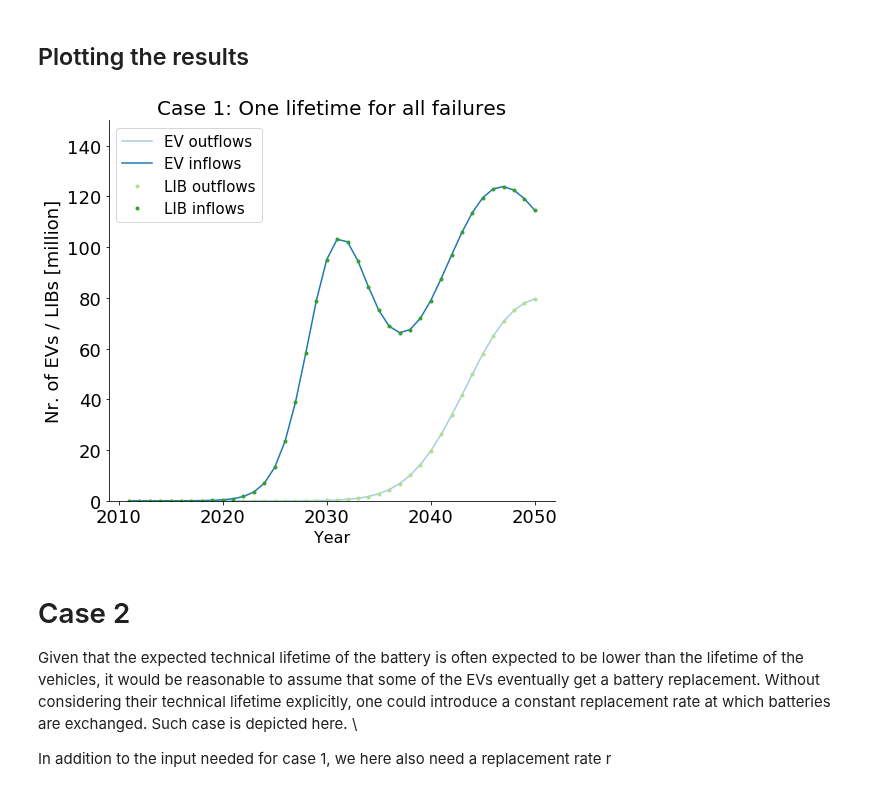
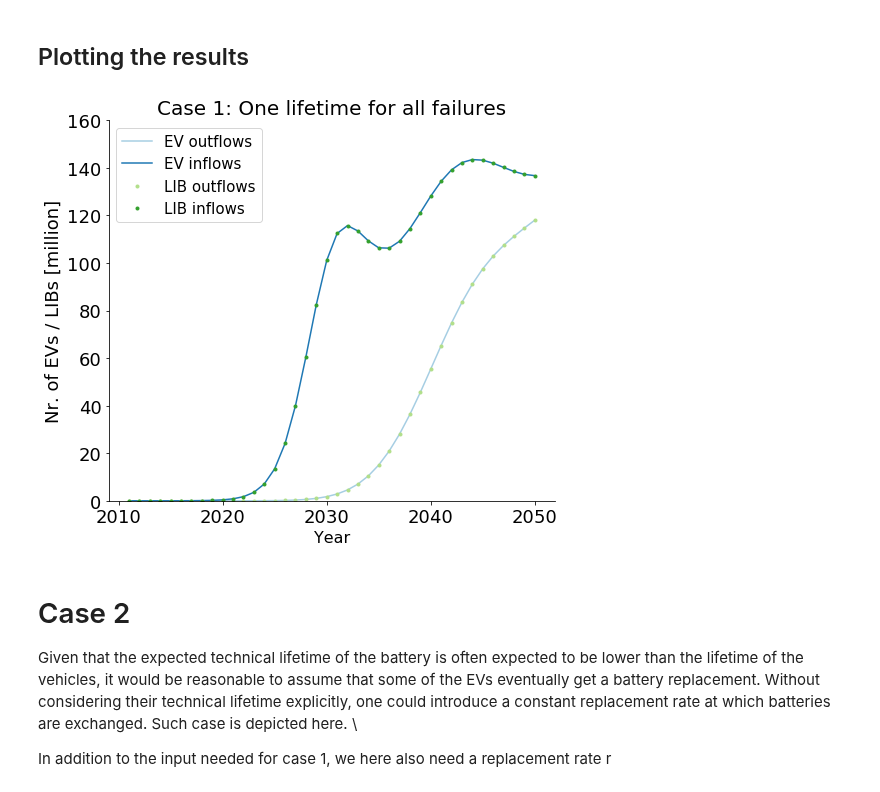
Before and after one commit to fernaag/product_component_model, a Jupyter notebook: case_study.ipynb, the cells around one changed output. Drawn from its saved outputs; the diff is of its cells as text; code cells hidden in the pictures.

```diff
--- a/case_study.ipynb
+++ b/case_study.ipynb
@@ -66,7 +66,7 @@ We begin by introducing the case study in the conventional MFA way of modelling
 Thus, we use the ProductComponentModel library and select case 1, which uses the lifetime of the product and the stock as only input to determine the system dynamics.
 # %%
 # Define lifetime and standard deviation
-lt = np.array([16])
+lt = np.array([12])
 sd = np.array([4])
 
 # Define pcm
@@ -87,24 +87,24 @@ Model.i_cm = inflow_lib * shares.Share.values
 # %%
 fig, ax = plt.subplots(figsize=(8,7))
 ax.set_prop_cycle(custom_cycler)
 ax.plot(time,
         Model.oc_pr.sum(axis=1), label='EV outflows')
 ax.plot(Model.t, Model.i_pr, label='EV inflows')
 ax.plot(Model.t,
         Model.oc_cm.sum(axis=1), '.', label='LIB outflows')
 ax.plot(Model.t, Model.i_cm, '.', label='LIB inflows')
 ax.set_ylabel('Nr. of EVs / LIBs [million]',fontsize =18)
 right_side = ax.spines["right"]
 right_side.set_visible(False)
 top = ax.spines["top"]
 top.set_visible(False)
 ax.legend(loc='upper left',prop={'size':15})
 ax.set_title('Case 1: One lifetime for all failures', fontsize=20)
 ax.set_xlabel('Year',fontsize =16)
-ax.set_ylim([0,150])
+ax.set_ylim([0,160])
 ax.tick_params(axis='both', which='major', labelsize=18)
 # %% [output]
-[figure, old version]
+[figure, new version]
 # %% [markdown]
 # Case 2
 Given that the expected technical lifetime of the battery is often expected to be lower than the lifetime of the vehicles, it would be reasonable to assume that some of the EVs eventually get a battery replacement. Without considering their technical lifetime explicitly, one could introduce a constant replacement rate at which batteries are exchanged. Such case is depicted here. \
```
Also changed, not shown: parts of 13 cells of this notebook, 1 other file.
